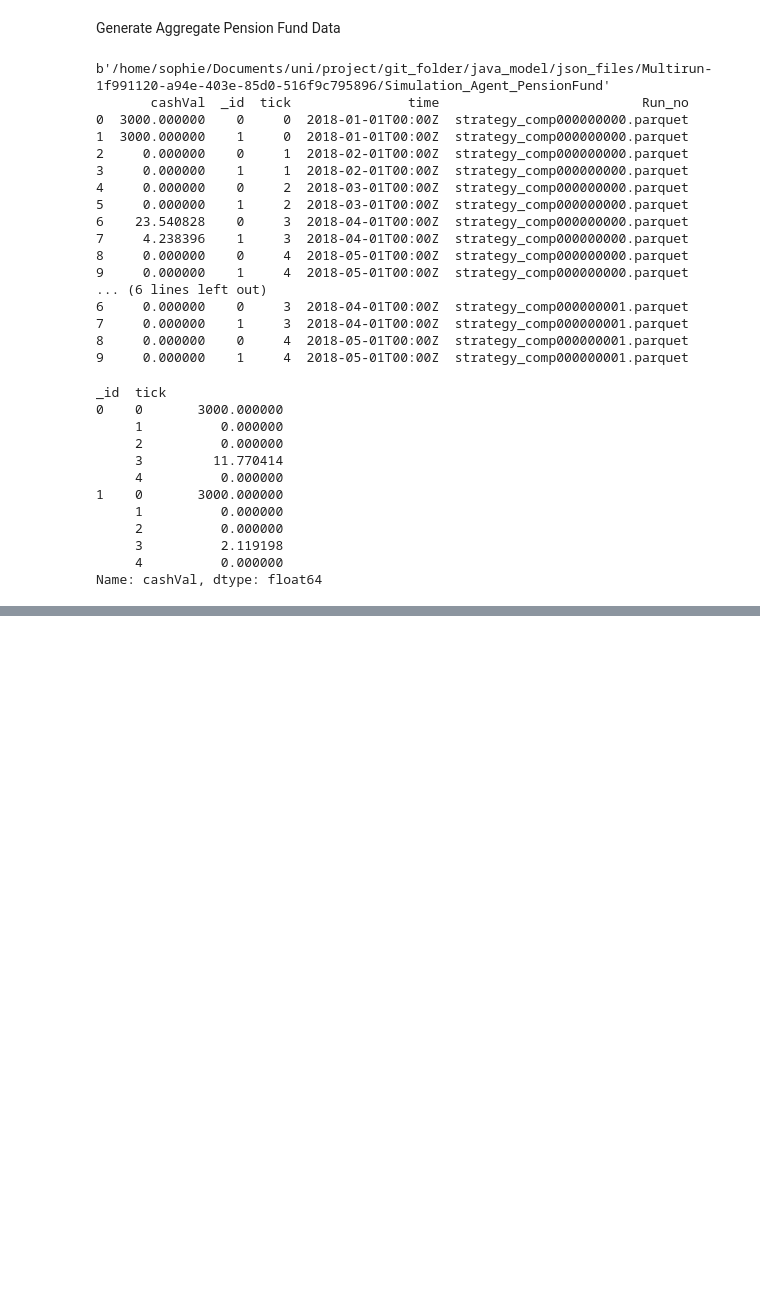
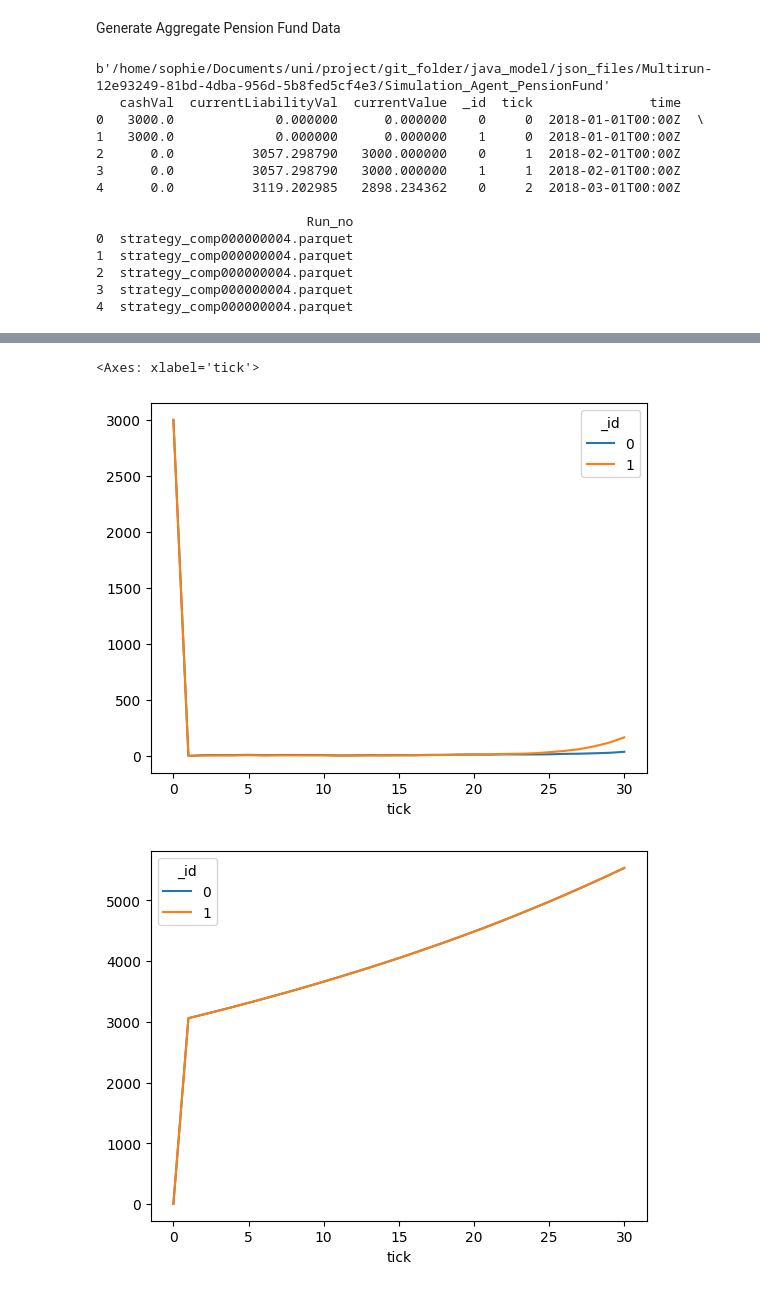
Before and after one commit to sophiebella28/pension_model, a Jupyter notebook: python/model_analysis.ipynb, the cells around one changed output, grey strips where cells are left out. Saved outputs shown, nothing was run; the diff lists cells and outputs as text; code cells hidden in the pictures; blank space fills up the shorter version.

```diff
--- a/python/model_analysis.ipynb
+++ b/python/model_analysis.ipynb
@@ -32,8 +37,6 @@ import os
 # %% [markdown]
 Generate Aggregate Pension Fund Data
 # %%
-output_dir = "/home/sophie/Documents/uni/project/git_folder/java_model/json_files/"
-run_seed = "Multirun-1f991120-a94e-403e-85d0-516f9c795896"
 folder_name = "Simulation_Agent_PensionFund"
 absolute_path = output_dir + run_seed + "/" + folder_name
 directory = os.fsencode(absolute_path)
@@ -46,45 +49,36 @@ for file in os.listdir(directory):
         df["Run_no"] = [filename ] * len(df.index)
         dfs.append(df)
 
-overall_df = pd.concat(dfs)
-print(overall_df)
+pf_df = pd.concat(dfs)
+print(pf_df.head())
 
 # Now I want to:
 # 1. split by id1 and id2
 # report agent type from java model so i can split on the string instead for nicer code
 # 2. average the cashVal at each tick
 # 3. plot cashVal against tick for each strategy
-
-grouped = overall_df.groupby(["_id", "tick"])["cashVal"].mean()
-
-grouped
 # %% [output]
-b'/home/sophie/Documents/uni/project/git_folder/java_model/json_files/Multirun-1f991120-a94e-403e-85d0-516f9c795896/Simulation_Agent_PensionFund'
-       cashVal  _id  tick               time                          Run_no
-0  3000.000000    0     0  2018-01-01T00:00Z  strategy_comp000000000.parquet
-1  3000.000000    1     0  2018-01-01T00:00Z  strategy_comp000000000.parquet
-2     0.000000    0     1  2018-02-01T00:00Z  strategy_comp000000000.parquet
-3     0.000000    1     1  2018-02-01T00:00Z  strategy_comp000000000.parquet
-4     0.000000    0     2  2018-03-01T00:00Z  strategy_comp000000000.parquet
-5     0.000000    1     2  2018-03-01T00:00Z  strategy_comp000000000.parquet
-6    23.540828    0     3  2018-04-01T00:00Z  strategy_comp000000000.parquet
-7     4.238396    1     3  2018-04-01T00:00Z  strategy_comp000000000.parquet
-8     0.000000    0     4  2018-05-01T00:00Z  strategy_comp000000000.parquet
-9     0.000000    1     4  2018-05-01T00:00Z  strategy_comp000000000.parquet
-... (6 lines left out)
-6     0.000000    0     3  2018-04-01T00:00Z  strategy_comp000000001.parquet
-7     0.000000    1     3  2018-04-01T00:00Z  strategy_comp000000001.parquet
-8     0.000000    0     4  2018-05-01T00:00Z  strategy_comp000000001.parquet
-9     0.000000    1     4  2018-05-01T00:00Z  strategy_comp000000001.parquet
+b'/home/sophie/Documents/uni/project/git_folder/java_model/json_files/Multirun-12e93249-81bd-4dba-956d-5b8fed5cf4e3/Simulation_Agent_PensionFund'
+   cashVal  currentLiabilityVal  currentValue  _id  tick               time
+0   3000.0             0.000000      0.000000    0     0  2018-01-01T00:00Z  \
+1   3000.0             0.000000      0.000000    1     0  2018-01-01T00:00Z
+2      0.0          3057.298790   3000.000000    0     1  2018-02-01T00:00Z
+3      0.0          3057.298790   3000.000000    1     1  2018-02-01T00:00Z
+4      0.0          3119.202985   2898.234362    0     2  2018-03-01T00:00Z
+
+                           Run_no
+0  strategy_comp000000004.parquet
+1  strategy_comp000000004.parquet
+2  strategy_comp000000004.parquet
+3  strategy_comp000000004.parquet
+4  strategy_comp000000004.parquet
-_id  tick
-0    0       3000.000000
-     1          0.000000
-     2          0.000000
-     3         11.770414
-     4          0.000000
-1    0       3000.000000
-     1          0.000000
-     2          0.000000
-     3          2.119198
-     4          0.000000
-Name: cashVal, dtype: float64
+# %%
+grouped_pf = pf_df.groupby(["_id", "tick"])[["cashVal", "currentLiabilityVal", "currentValue"]].mean().unstack(level=0)
+print(grouped_pf.head())
+grouped_pf.plot(y="cashVal",legend=True)
+grouped_pf.plot(y="currentLiabilityVal",legend=True)
+grouped_pf.plot(y="currentValue",legend=True)
+# More graphs - number of times that it ends up being unable to pay
+# Add duration to reported statistics
+# Send the inflation rates crazier
+# %% [output]
@@ -90,0 +102,3 @@ Name: cashVal, dtype: float64
+<Axes: xlabel='tick'>
+[figure, added]
+[figure, added]
```
Also changed, not shown: parts of 9 cells of this notebook, 14 other files.
